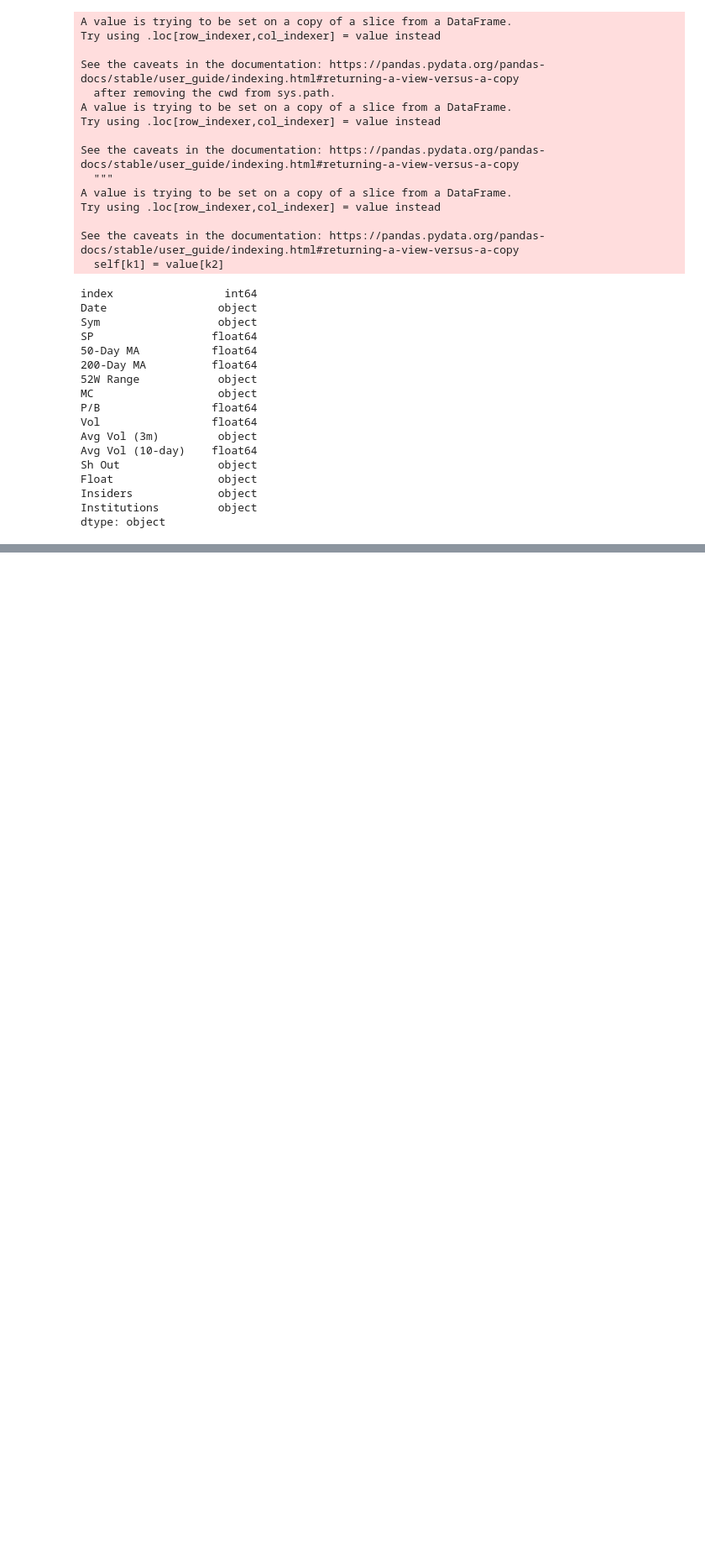
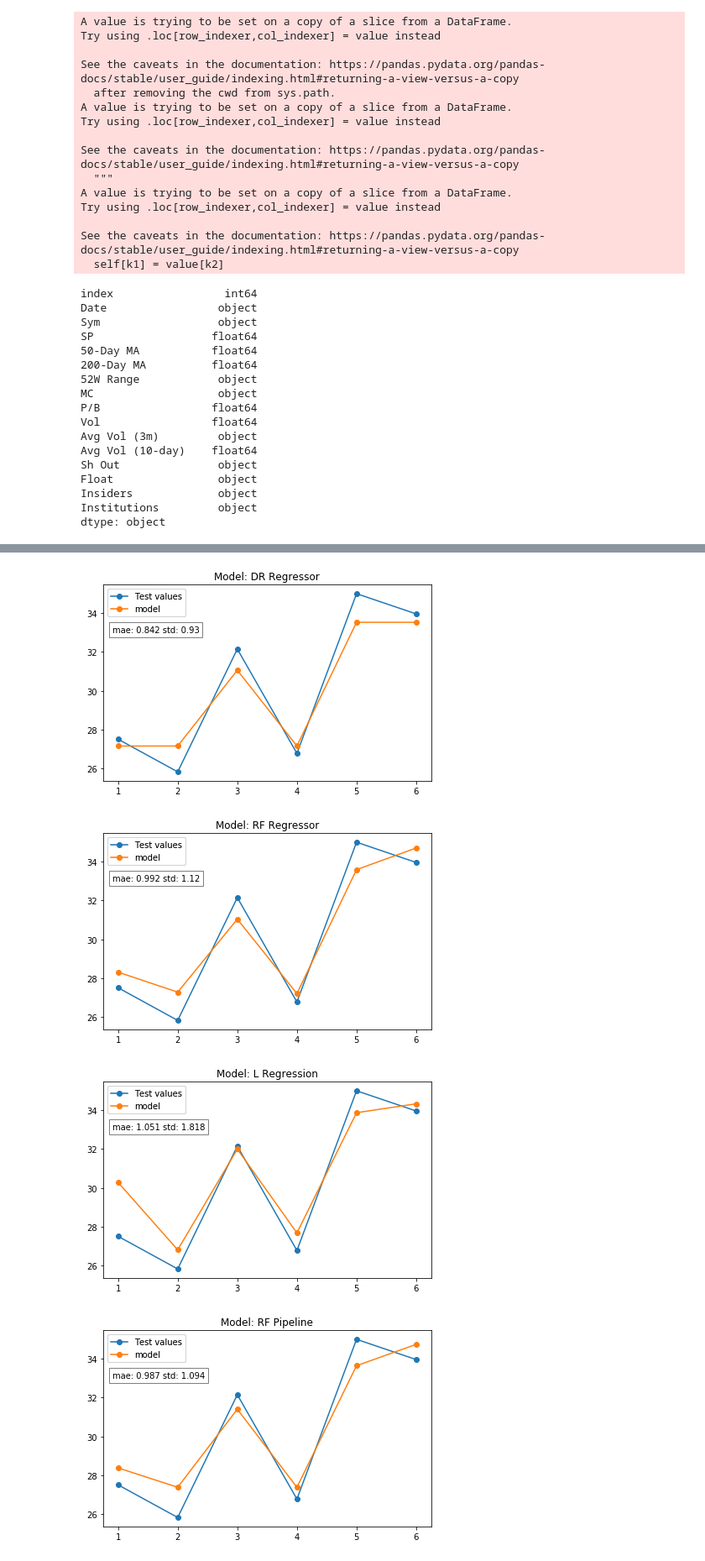
Before and after one commit to G-Sprouts/Stock_project, a Jupyter notebook: Stocks.ipynb, the cells around one changed output, grey strips where cells are left out. Shown at 84% size. Cells and saved outputs as stored; diff of their text form; code cells hidden in the pictures; blank space fills up the shorter version.

```diff
--- a/Stocks.ipynb
+++ b/Stocks.ipynb
@@ -212,3 +222,13 @@ test_y, preds1, preds2, preds3
+# %%
+std1 = mean_squared_error(test_y, preds1)
+std2 = mean_squared_error(test_y, preds2)
+std3 = mean_squared_error(test_y, preds3)
+std4 = mean_squared_error(test_y, preds4)
+
+pre_stds.append(std1)
+pre_stds.append(std2)
+pre_stds.append(std3)
+pre_stds.append(std4)
 # %%
 score = cross_val_score(model, X, y, cv=5)
 score
@@ -244,0 +269,33 @@ orange = mpatches.Patch(color='orange', label='LR')
+# %%
+titles = ['DR Regressor', 'RF Regressor', 'L Regression', 'RF Pipeline']
+test_set = 'Test values'
+
+def stock_plot(pred, title, r_mae, r_std):
+
+    x = [1,2,3,4,5,6]
+    ax = plt.subplot(1,1,1)
+    ax.plot(x, test_y, x, pred, marker='o')
+    ax.set_title('Model: ' + title)
+
+    legend_1 = ax.legend(labels=[test_set, 'model'])
+    axs = plt.gca().add_artist(legend_1)
+    ax.text(.9, 33, s= 'mae: '+str(r_mae) + ' std: '+str(r_std), bbox=dict(edgecolor='black', facecolor='white', alpha=0.5))
+    plt.tight_layout()
+    plt.show()
+
+def rounder(mae, std):
+    r_mae = round(mae, 3)
+    r_std = round(std, 3)
+    r_maes.append(r_mae)
+    r_stds.append(r_std)
+
+for mae, std in zip(pre_maes, pre_stds):
+    rounder(mae, std)
+
+for pred, title, r_mae, r_std in zip(preds, titles, r_maes, r_stds):
+    stock_plot(pred, title, r_mae, r_std)
+# %% [output]
+[figure, added]
+[figure, added]
+[figure, added]
+[figure, added]
```
Also changed, not shown: parts of 13 cells of this notebook.
